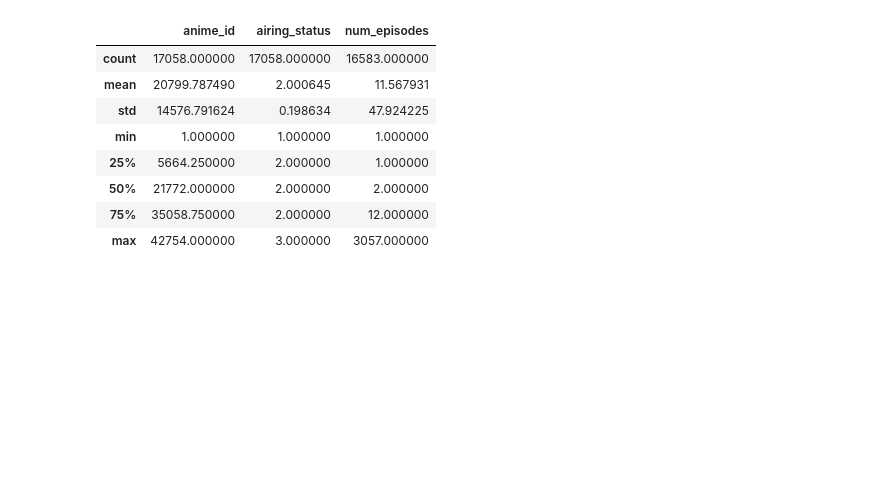
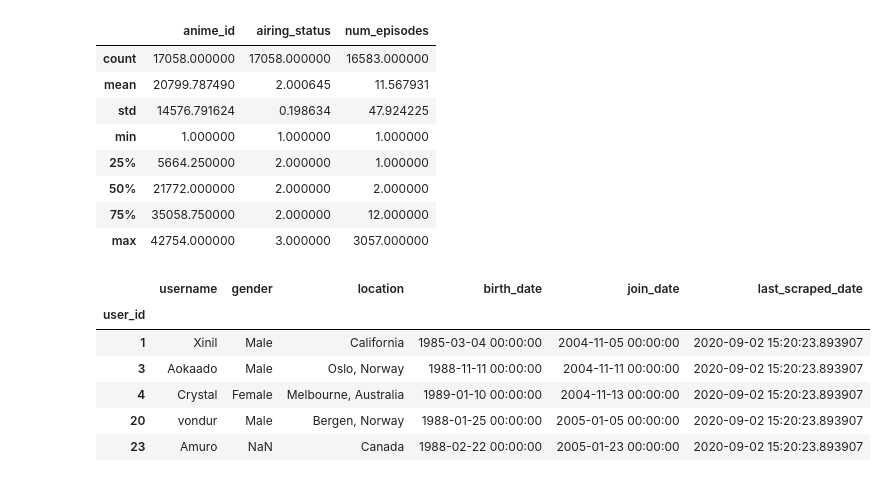
Before and after one commit to karanjogi/Anime-Recommendation, a Jupyter notebook: preprocess.ipynb, the cells around one changed output. Cells and saved outputs as stored; diff of their text form; code cells hidden in the pictures; blank space fills up the shorter version.

Commit message:
Started analyzing users

```diff
--- a/preprocess.ipynb
+++ b/preprocess.ipynb
@@ -75,3 +76,15 @@ animes.describe()
 | max | 42754.000000 | 3.000000 | 3057.000000 |
 # %%
 animes.sort_index(inplace=True)
+# %%
+users = pd.read_csv("dataset/users.csv",index_col= "user_id")
+# %%
+users.head()
+# %% [output]
+|  | username | gender | location | birth_date | join_date | last_scraped_date |
+| user_id |  |  |  |  |  |  |
+| 1 | Xinil | Male | California | 1985-03-04 00:00:00 | 2004-11-05 00:00:00 | 2020-09-02 15:20:23.893907 |
+| 3 | Aokaado | Male | Oslo, Norway | 1988-11-11 00:00:00 | 2004-11-11 00:00:00 | 2020-09-02 15:20:23.893907 |
+| 4 | Crystal | Female | Melbourne, Australia | 1989-01-10 00:00:00 | 2004-11-13 00:00:00 | 2020-09-02 15:20:23.893907 |
+| 20 | vondur | Male | Bergen, Norway | 1988-01-25 00:00:00 | 2005-01-05 00:00:00 | 2020-09-02 15:20:23.893907 |
+| 23 | Amuro | NaN | Canada | 1988-02-22 00:00:00 | 2005-01-23 00:00:00 | 2020-09-02 15:20:23.893907 |
```
Also changed, not shown: parts of 4 cells of this notebook.
